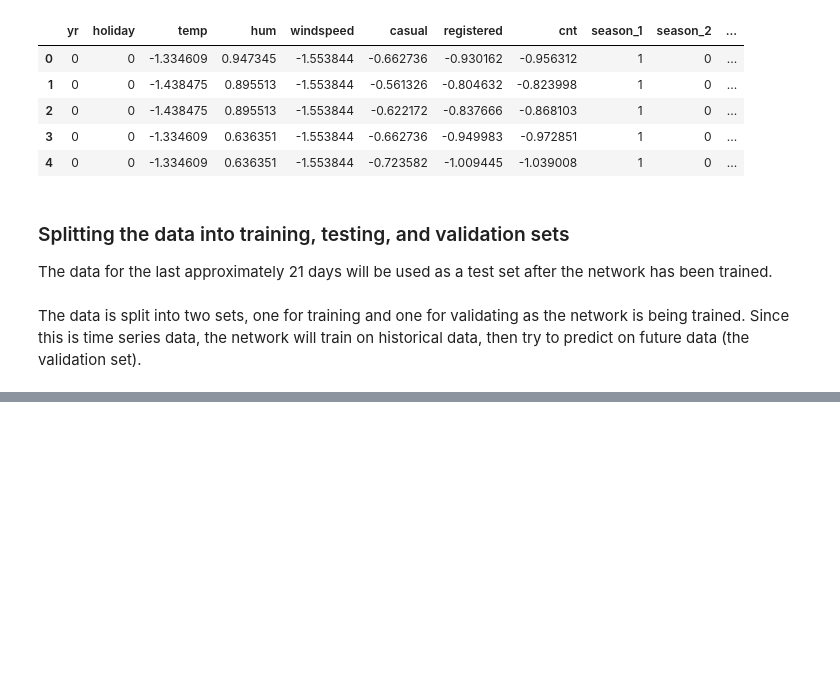
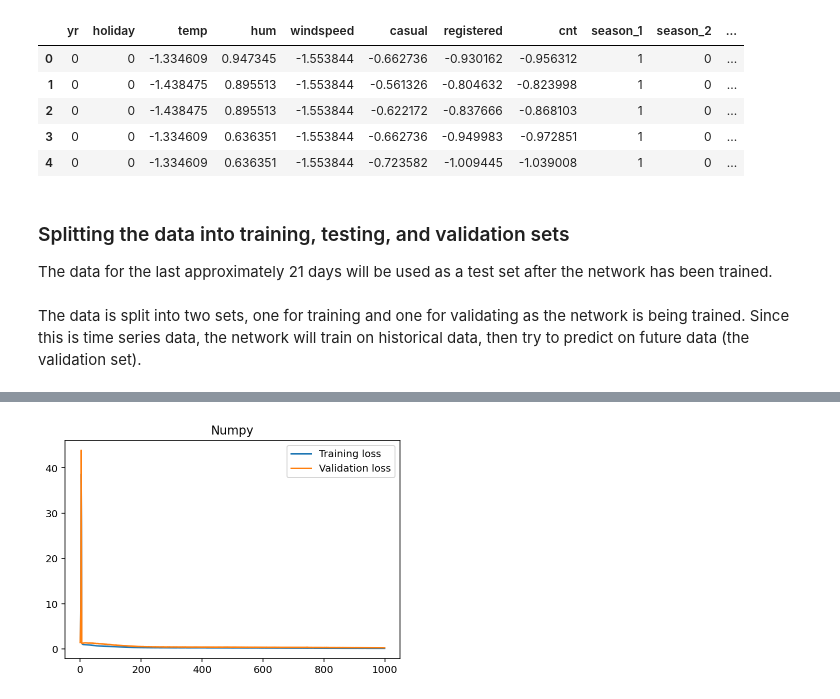
Before and after one commit to stef1927/dl-samples, a Jupyter notebook: numpy-nn/numpy_nn.ipynb, the cells around one changed output, grey strips where cells are left out. Drawn from its saved outputs; the diff is of its cells as text; code cells hidden in the pictures; blank space fills up the shorter version.

Commit message:
Added pytorch NN for comparison with numpy NN

```diff
--- a/numpy-nn/numpy_nn.ipynb
+++ b/numpy-nn/numpy_nn.ipynb
@@ -136,5 +146,5 @@ The network accepts an array for specifying the number of neurons in each layer,
 # %%
-class NeuralNetwork(object):
+class NeuralNetworkNumpy(object):
     def __init__(self, nodes, learning_rate):
         """
         Save the parameters passed in, and initialize the weights. Parameters:
@@ -265,5 +331,7 @@ Progress: 99.9% ... Training loss: 0.453 ... Validation loss: 0.509
 # %%
-plt.plot(losses['train'], label='Training loss')
-plt.plot(losses['validation'], label='Validation loss')
-plt.legend()
-_ = plt.ylim()
+def plot(losses, title):
+  plt.plot(losses['train'], label='Training loss')
+  plt.plot(losses['validation'], label='Validation loss')
+  plt.title(title)
+  plt.legend()
+  _ = plt.ylim()
@@ -271,0 +338,13 @@ _ = plt.ylim()
+# %%
+###################
+# Hyperparameters
+###################
+iterations = 3000
+learning_rate = .25
+batch_size = 128
+
+input_nodes = train_features.shape[1]
+hidden_nodes = 18
+output_nodes = 1
+
+losses_numpy, network_numpy = train_numpy(iterations, [input_nodes, hidden_nodes, output_nodes], learning_rate, batch_size, train_features, val_features)
@@ -271,0 +353,4 @@ _ = plt.ylim()
+# %%
+plot(losses_numpy, 'Numpy')
+# %% [output]
+[figure, added]
```
Also changed, not shown: parts of 18 cells of this notebook.
